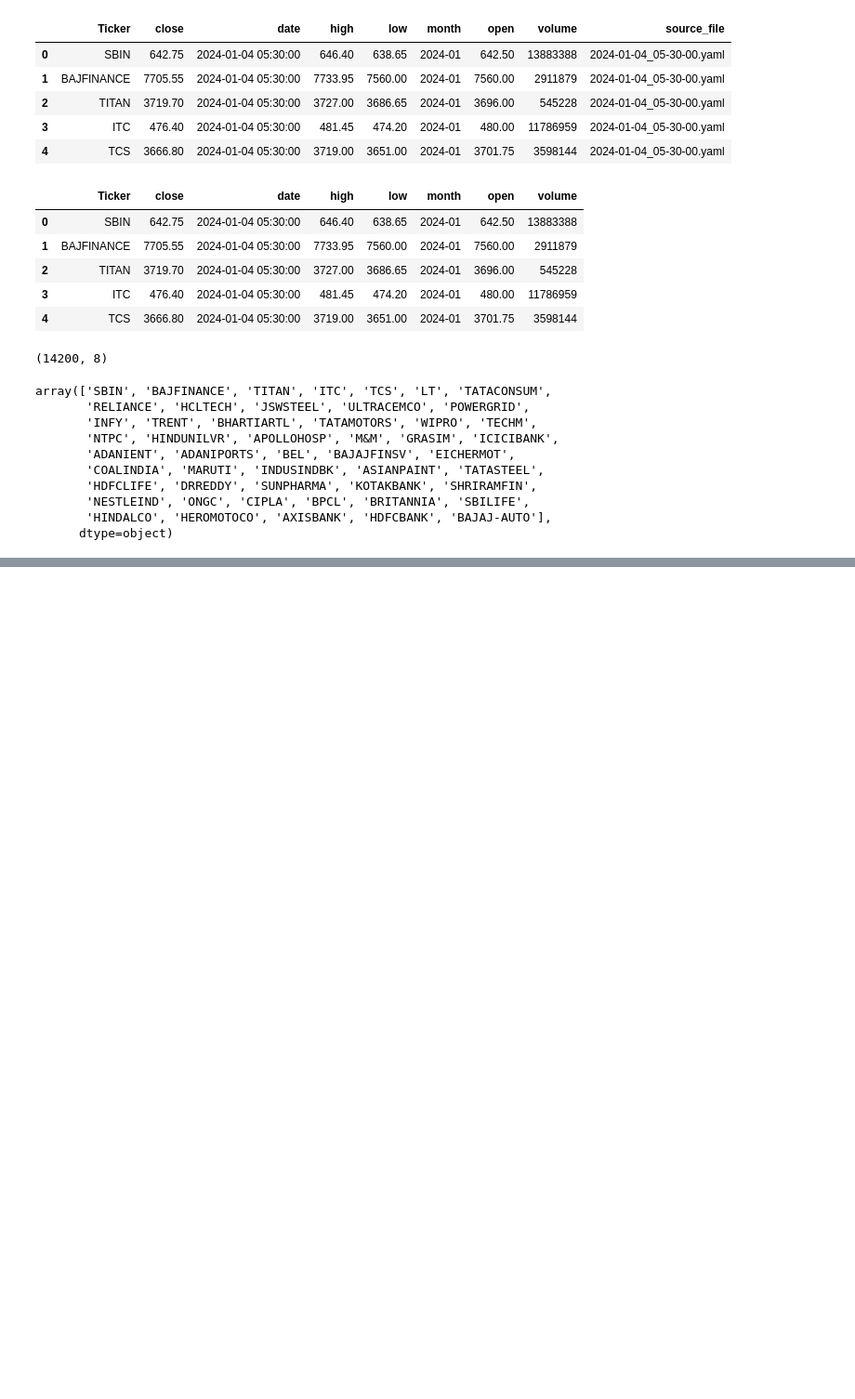
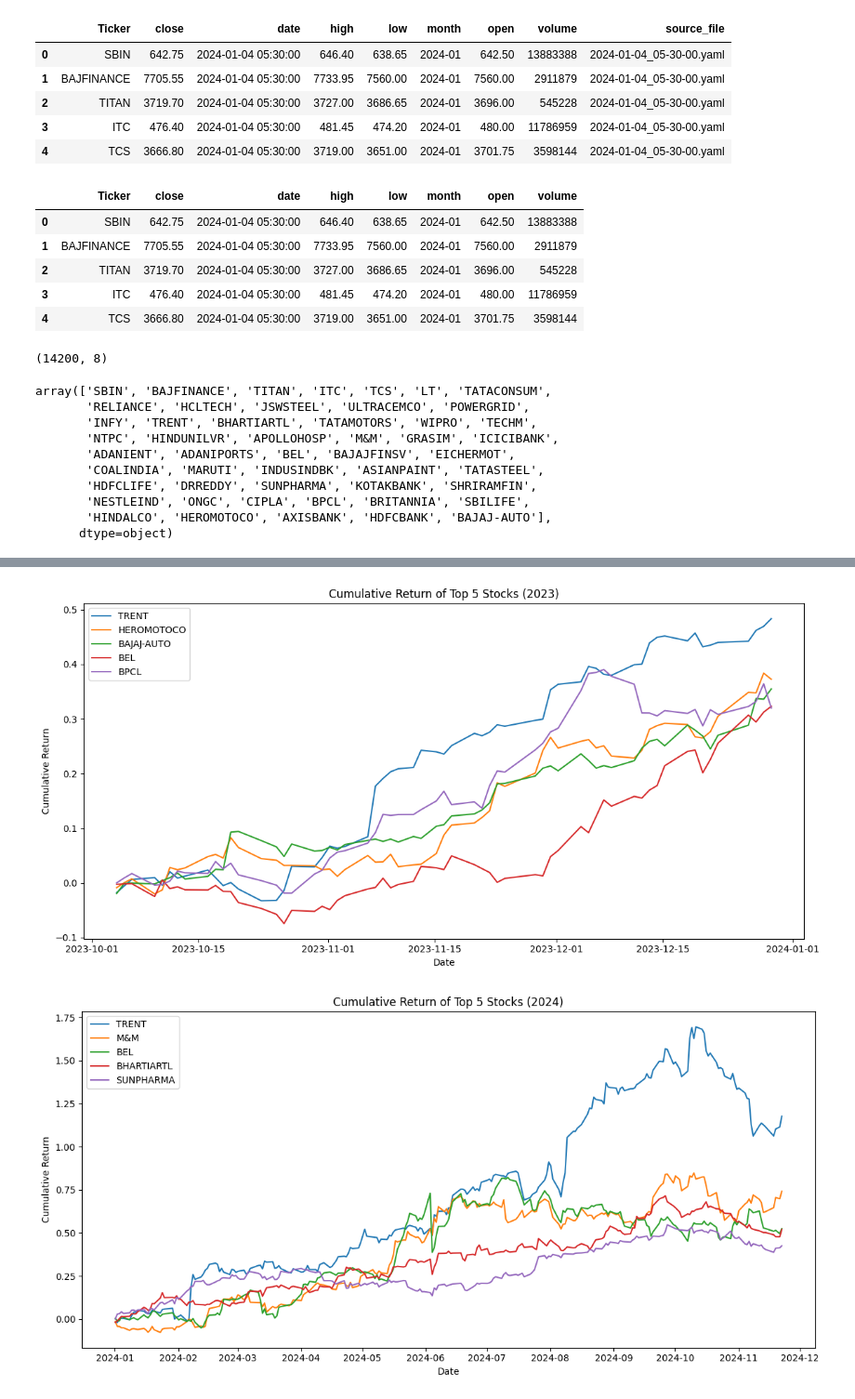
Before and after one commit to ShigilSasi/Stock_Analysis, a Jupyter notebook: yaml_files_load.ipynb, the cells around one changed output, grey strips where cells are left out. Shown at 93% size. Saved outputs shown, nothing was run; the diff lists cells and outputs as text; code cells hidden in the pictures; blank space fills up the shorter version.

```diff
--- a/yaml_files_load.ipynb
+++ b/yaml_files_load.ipynb
@@ -104,0 +303,50 @@ for i in ticker_unique:
+# %%
+# 2. Cumulative Returns Over time
+
+final_df['daily_return'] = (
+    final_df.groupby('Ticker')['close']
+      .pct_change()
+)
+
+# Calculate cumulative returns(All Years)
+
+final_df['cumulative_return'] = (
+    final_df.groupby(['Ticker', 'year'])['daily_return']
+      .transform(lambda x: (1 + x).cumprod() - 1)
+)
+
+years = final_df['year'].unique()
+
+for yr in sorted(years):
+    df_year = final_df[final_df['year'] == yr]
+
+    # Get top 5 stocks based on final cumulative return
+    top_5 = (
+        df_year
+        .groupby('Ticker')['cumulative_return']
+        .last()
+        .sort_values(ascending=False)
+        .head(5)
+        .index
+    )
+
+    # Plot
+    plt.figure(figsize=(12, 6))
+
+    for ticker in top_5:
+        stock_data = df_year[df_year['Ticker'] == ticker]
+        plt.plot(
+            stock_data['date'],
+            stock_data['cumulative_return'],
+            label=ticker
+        )
+
+    plt.title(f'Cumulative Return of Top 5 Stocks ({yr})')
+    plt.xlabel('Date')
+    plt.ylabel('Cumulative Return')
+    plt.legend()
+    plt.tight_layout()
+    plt.show()
+# %% [output]
+[figure, added]
+[figure, added]
```
Also changed, not shown: parts of 17 cells of this notebook, 1 other file.
